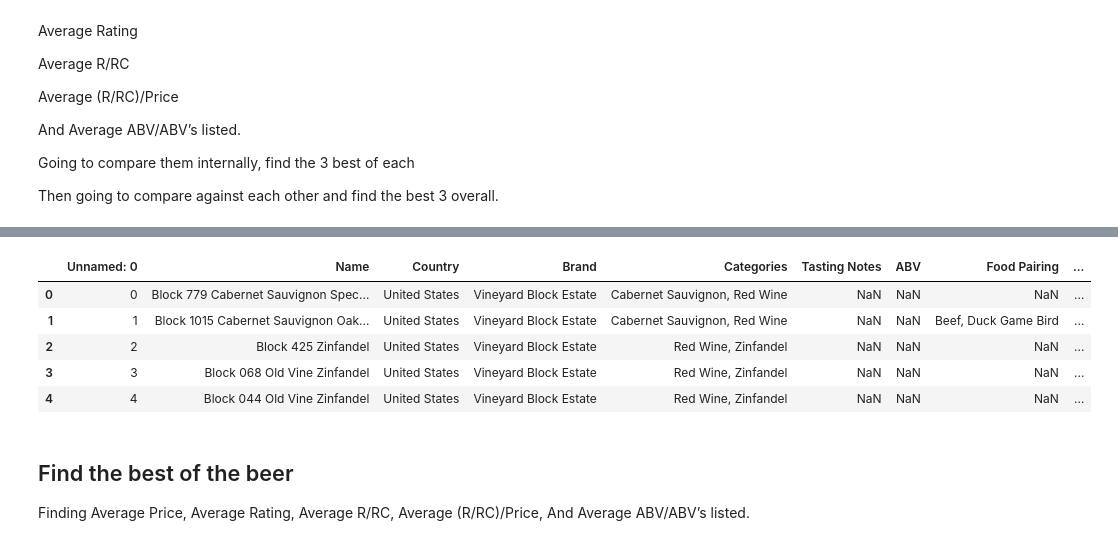
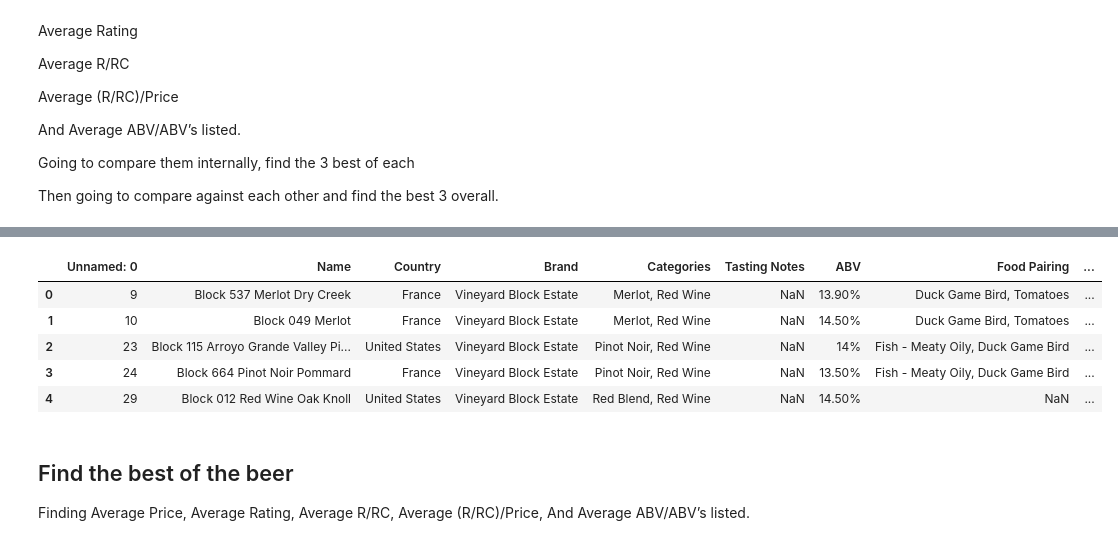
Before and after one commit to JShields07/Project-1, a Jupyter notebook: Main file.ipynb, the cells around one changed output, grey strips where cells are left out. Cells and saved outputs as stored; diff of their text form; code cells hidden in the pictures.

```diff
--- a/Main file.ipynb
+++ b/Main file.ipynb
@@ -57,12 +60,12 @@ Spirits_data.head()
 # %%
-Wine_data.head()
+Wine_data_df.head()
 # %% [output]
 |  | Unnamed: 0 | Name | Country | Brand | Categories | Tasting Notes | ABV | Food Pairing | ... |
-| 0 | 0 | Block 779 Cabernet Sauvignon Spec... | United States | Vineyard Block Estate | Cabernet Sauvignon, Red Wine | NaN | NaN | NaN | ... |
-| 1 | 1 | Block 1015 Cabernet Sauvignon Oak... | United States | Vineyard Block Estate | Cabernet Sauvignon, Red Wine | NaN | NaN | Beef, Duck Game Bird | ... |
-| 2 | 2 | Block 425 Zinfandel | United States | Vineyard Block Estate | Red Wine, Zinfandel | NaN | NaN | NaN | ... |
-| 3 | 3 | Block 068 Old Vine Zinfandel | United States | Vineyard Block Estate | Red Wine, Zinfandel | NaN | NaN | NaN | ... |
-| 4 | 4 | Block 044 Old Vine Zinfandel | United States | Vineyard Block Estate | Red Wine, Zinfandel | NaN | NaN | NaN | ... |
+| 0 | 9 | Block 537 Merlot Dry Creek | France | Vineyard Block Estate | Merlot, Red Wine | NaN | 13.90% | Duck Game Bird, Tomatoes | ... |
+| 1 | 10 | Block 049 Merlot | France | Vineyard Block Estate | Merlot, Red Wine | NaN | 14.50% | Duck Game Bird, Tomatoes | ... |
+| 2 | 23 | Block 115 Arroyo Grande Valley Pi... | United States | Vineyard Block Estate | Pinot Noir, Red Wine | NaN | 14% | Fish - Meaty Oily, Duck Game Bird | ... |
+| 3 | 24 | Block 664 Pinot Noir Pommard | France | Vineyard Block Estate | Pinot Noir, Red Wine | NaN | 13.50% | Fish - Meaty Oily, Duck Game Bird | ... |
+| 4 | 29 | Block 012 Red Wine Oak Knoll | United States | Vineyard Block Estate | Red Blend, Red Wine | NaN | 14.50% | NaN | ... |
 # %% [markdown]
 ## Find the best of the beer
 Finding Average Price,
```
Also changed, not shown: parts of 14 cells of this notebook.
